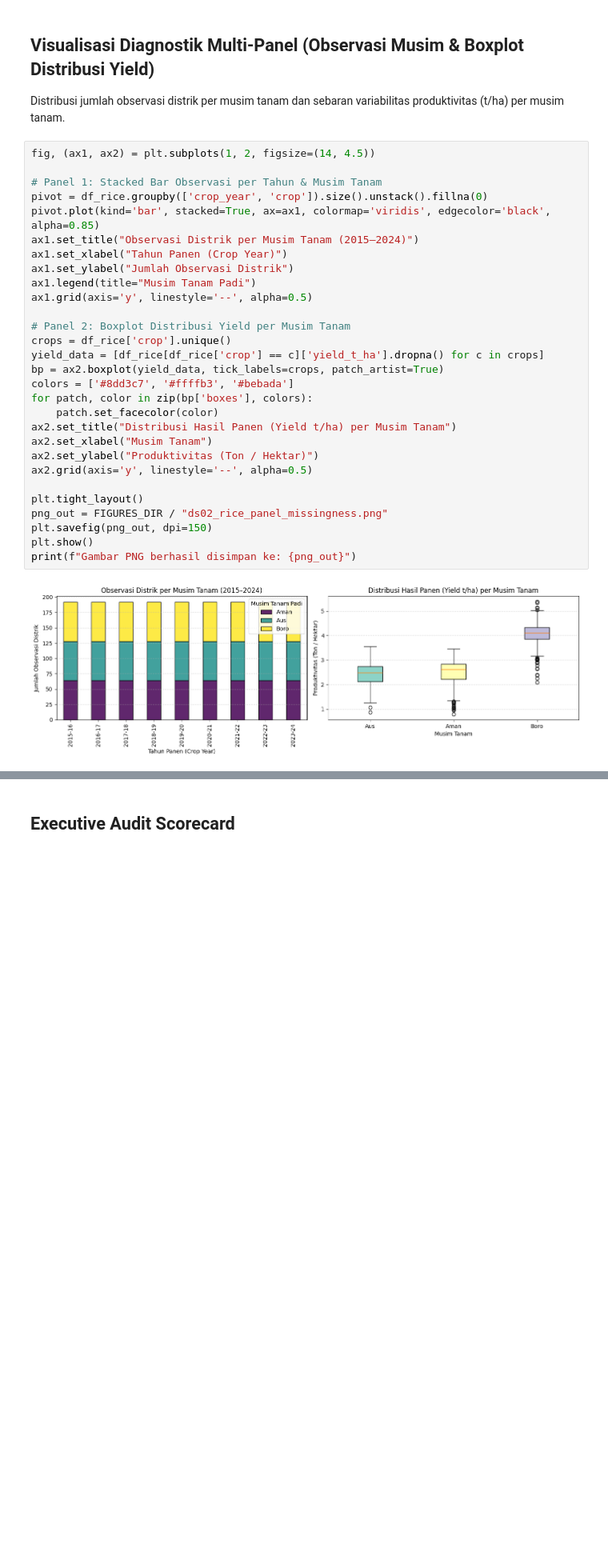
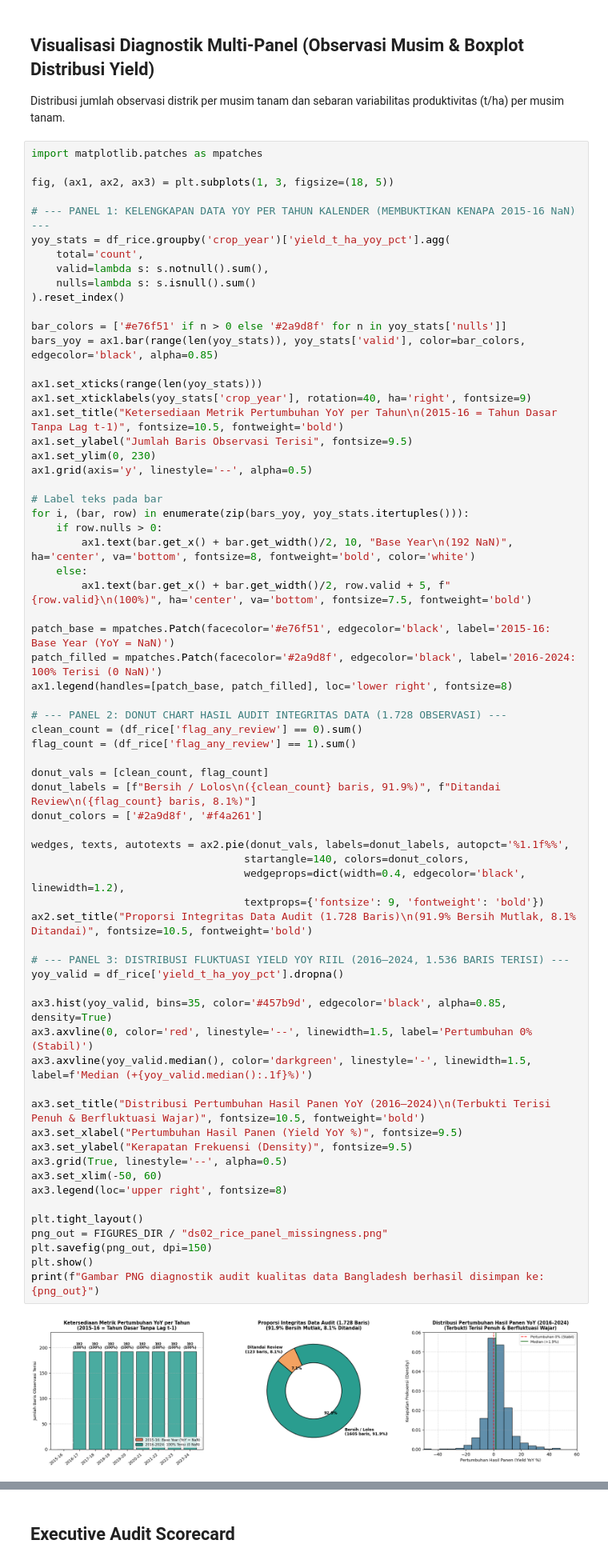
Before and after one commit to fathirrizkifadillah/research_taniadapt, a Jupyter notebook: notebook/02_bangladesh_rice_panel.ipynb, the cells around one changed output, grey strips where cells are left out. Shown at 80% size. Cells and saved outputs as stored; diff of their text form; blank space fills up the shorter version.

Commit message:
fix(notebook-02): insert audit scorecard table, empirical base-year vs active comparison, and 3-panel audit visualization

```diff
--- a/notebook/02_bangladesh_rice_panel.ipynb
+++ b/notebook/02_bangladesh_rice_panel.ipynb
@@ -158,33 +179,70 @@ STATUS KEUNIKAN KUNCI : [PASSED]
 ## Visualisasi Diagnostik Multi-Panel (Observasi Musim & Boxplot Distribusi Yield)
 Distribusi jumlah observasi distrik per musim tanam dan sebaran variabilitas produktivitas (t/ha) per musim tanam.
 # %%
-fig, (ax1, ax2) = plt.subplots(1, 2, figsize=(14, 4.5))
+import matplotlib.patches as mpatches
 
-# Panel 1: Stacked Bar Observasi per Tahun & Musim Tanam
-pivot = df_rice.groupby(['crop_year', 'crop']).size().unstack().fillna(0)
-pivot.plot(kind='bar', stacked=True, ax=ax1, colormap='viridis', edgecolor='black', alpha=0.85)
-ax1.set_title("Observasi Distrik per Musim Tanam (2015–2024)")
-ax1.set_xlabel("Tahun Panen (Crop Year)")
-ax1.set_ylabel("Jumlah Observasi Distrik")
-ax1.legend(title="Musim Tanam Padi")
+fig, (ax1, ax2, ax3) = plt.subplots(1, 3, figsize=(18, 5))
+
+# --- PANEL 1: KELENGKAPAN DATA YOY PER TAHUN KALENDER (MEMBUKTIKAN KENAPA 2015-16 NaN) ---
+yoy_stats = df_rice.groupby('crop_year')['yield_t_ha_yoy_pct'].agg(
+    total='count',
+    valid=lambda s: s.notnull().sum(),
+    nulls=lambda s: s.isnull().sum()
+).reset_index()
+
+bar_colors = ['#e76f51' if n > 0 else '#2a9d8f' for n in yoy_stats['nulls']]
+bars_yoy = ax1.bar(range(len(yoy_stats)), yoy_stats['valid'], color=bar_colors, edgecolor='black', alpha=0.85)
+
+ax1.set_xticks(range(len(yoy_stats)))
+ax1.set_xticklabels(yoy_stats['crop_year'], rotation=40, ha='right', fontsize=9)
+ax1.set_title("Ketersediaan Metrik Pertumbuhan YoY per Tahun\n(2015-16 = Tahun Dasar Tanpa Lag t-1)", fontsize=10.5, fontweight='bold')
+ax1.set_ylabel("Jumlah Baris Observasi Terisi", fontsize=9.5)
+ax1.set_ylim(0, 230)
 ax1.grid(axis='y', linestyle='--', alpha=0.5)
 
-# Panel 2: Boxplot Distribusi Yield per Musim Tanam
-crops = df_rice['crop'].unique()
-yield_data = [df_rice[df_rice['crop'] == c]['yield_t_ha'].dropna() for c in crops]
-bp = ax2.boxplot(yield_data, tick_labels=crops, patch_artist=True)
-colors = ['#8dd3c7', '#ffffb3', '#bebada']
-for patch, color in zip(bp['boxes'], colors):
-    patch.set_facecolor(color)
-ax2.set_title("Distribusi Hasil Panen (Yield t/ha) per Musim Tanam")
-ax2.set_xlabel("Musim Tanam")
-ax2.set_ylabel("Produktivitas (Ton / Hektar)")
-ax2.grid(axis='y', linestyle='--', alpha=0.5)
+# Label teks pada bar
+for i, (bar, row) in enumerate(zip(bars_yoy, yoy_stats.itertuples())):
+    if row.nulls > 0:
+        ax1.text(bar.get_x() + bar.get_width()/2, 10, "Base Year\n(192 NaN)", ha='center', va='bottom', fontsize=8, fontweight='bold', color='white')
+    else:
+        ax1.text(bar.get_x() + bar.get_width()/2, row.valid + 5, f"{row.valid}\n(100%)", ha='center', va='bottom', fontsize=7.5, fontweight='bold')
+
+patch_base = mpatches.Patch(facecolor='#e76f51', edgecolor='black', label='2015-16: Base Year (YoY = NaN)')
+patch_filled = mpatches.Patch(facecolor='#2a9d8f', edgecolor='black', label='2016-2024: 100% Terisi (0 NaN)')
+ax1.legend(handles=[patch_base, patch_filled], loc='lower right', fontsize=8)
+
+# --- PANEL 2: DONUT CHART HASIL AUDIT INTEGRITAS DATA (1.728 OBSERVASI) ---
+clean_count = (df_rice['flag_any_review'] == 0).sum()
+flag_count = (df_rice['flag_any_review'] == 1).sum()
+
+donut_vals = [clean_count, flag_count]
+donut_labels = [f"Bersih / Lolos\n({clean_count} baris, 91.9%)", f"Ditandai Review\n({flag_count} baris, 8.1%)"]
+donut_colors = ['#2a9d8f', '#f4a261']
+
+wedges, texts, autotexts = ax2.pie(donut_vals, labels=donut_labels, autopct='%1.1f%%',
+                                  startangle=140, colors=donut_colors,
+                                  wedgeprops=dict(width=0.4, edgecolor='black', linewidth=1.2),
+                                  textprops={'fontsize': 9, 'fontweight': 'bold'})
+ax2.set_title("Proporsi Integritas Data Audit (1.728 Baris)\n(91.9% Bersih Mutlak, 8.1% Ditandai)", fontsize=10.5, fontweight='bold')
+
+# --- PANEL 3: DISTRIBUSI FLUKTUASI YIELD YOY RIIL (2016–2024, 1.536 BARIS TERISI) ---
+yoy_valid = df_rice['yield_t_ha_yoy_pct'].dropna()
+
+ax3.hist(yoy_valid, bins=35, color='#457b9d', edgecolor='black', alpha=0.85, density=True)
+ax3.axvline(0, color='red', linestyle='--', linewidth=1.5, label='Pertumbuhan 0% (Stabil)')
+ax3.axvline(yoy_valid.median(), color='darkgreen', linestyle='-', linewidth=1.5, label=f'Median (+{yoy_valid.median():.1f}%)')
+
+ax3.set_title("Distribusi Pertumbuhan Hasil Panen YoY (2016–2024)\n(Terbukti Terisi Penuh & Berfluktuasi Wajar)", fontsize=10.5, fontweight='bold')
+ax3.set_xlabel("Pertumbuhan Hasil Panen (Yield YoY %)", fontsize=9.5)
+ax3.set_ylabel("Kerapatan Frekuensi (Density)", fontsize=9.5)
+ax3.grid(True, linestyle='--', alpha=0.5)
+ax3.set_xlim(-50, 60)
+ax3.legend(loc='upper right', fontsize=8)
 
 plt.tight_layout()
 png_out = FIGURES_DIR / "ds02_rice_panel_missingness.png"
 plt.savefig(png_out, dpi=150)
 plt.show()
-print(f"Gambar PNG berhasil disimpan ke: {png_out}")
+print(f"Gambar PNG diagnostik audit kualitas data Bangladesh berhasil disimpan ke: {png_out}")
 # %% [output]
-[figure, old version]
+[figure, new version]
```
Also changed, not shown: parts of 2 cells of this notebook, 4 other files.
